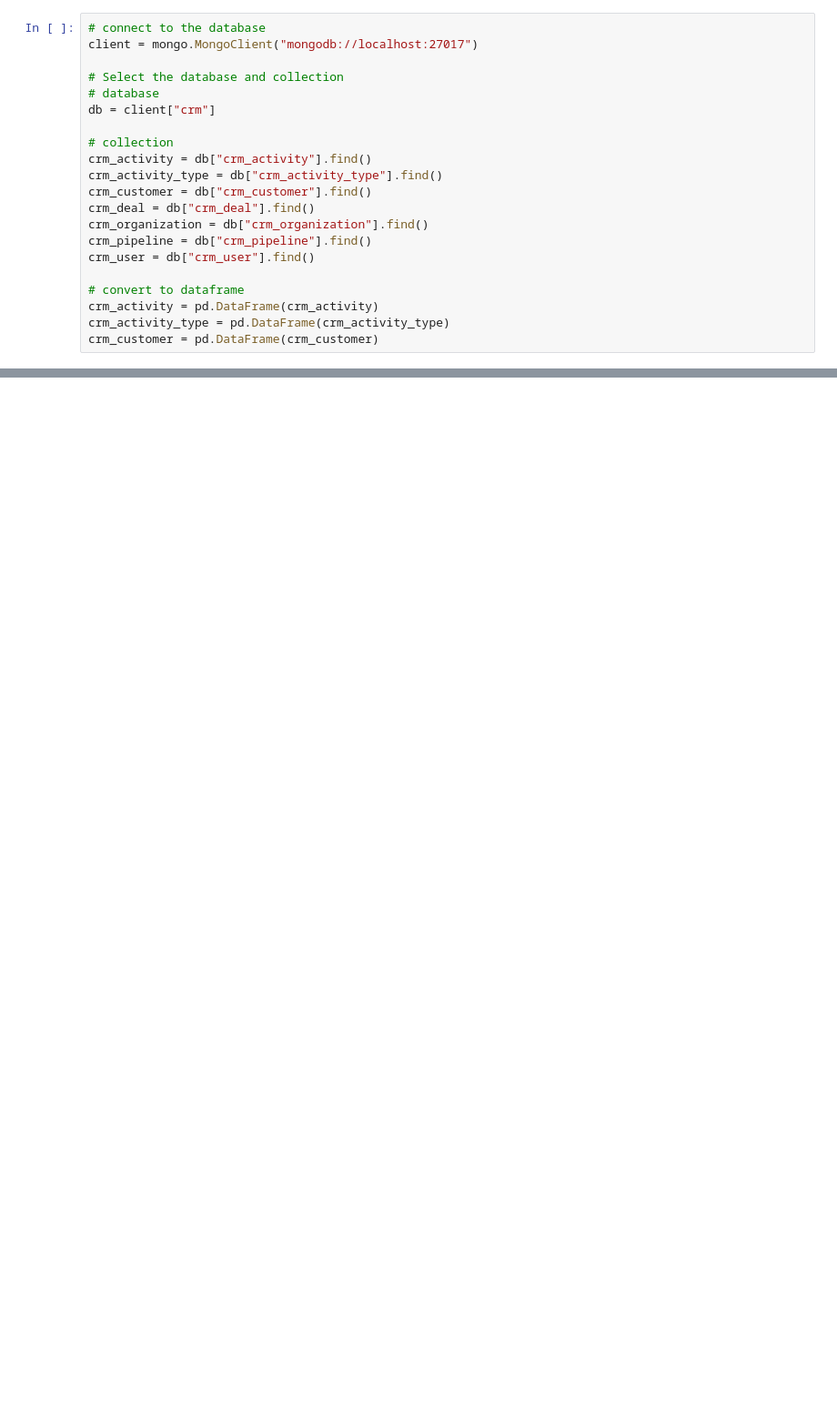
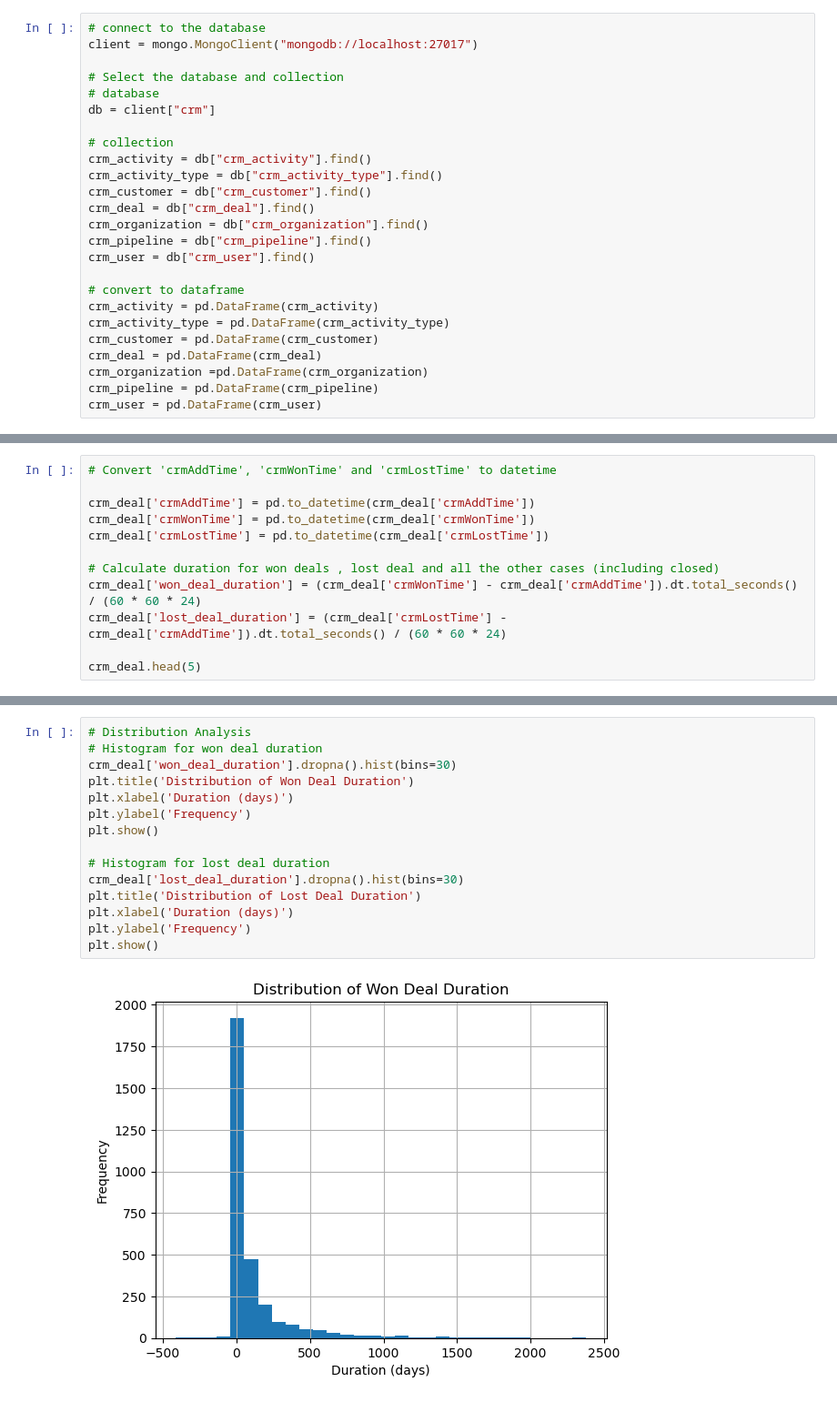
Before and after one commit to Ochwada/Data-Science-2023, a Jupyter notebook: Sales_Analysis/preprocessing_1.ipynb, the cells around one changed output, grey strips where cells are left out. Shown at 91% size. Drawn from its saved outputs; the diff is of its cells as text; blank space fills up the shorter version.

```diff
--- a/Sales_Analysis/preprocessing_1.ipynb
+++ b/Sales_Analysis/preprocessing_1.ipynb
@@ -36,3 +37,7 @@ crm_user = db["crm_user"].find()
 crm_activity = pd.DataFrame(crm_activity)
 crm_activity_type = pd.DataFrame(crm_activity_type)
 crm_customer = pd.DataFrame(crm_customer)
+crm_deal = pd.DataFrame(crm_deal)
+crm_organization =pd.DataFrame(crm_organization)
+crm_pipeline = pd.DataFrame(crm_pipeline)
+crm_user = pd.DataFrame(crm_user)
@@ -38,0 +149,12 @@ crm_customer = pd.DataFrame(crm_customer)
+# %%
+# Convert 'crmAddTime', 'crmWonTime' and 'crmLostTime' to datetime
+
+crm_deal['crmAddTime'] = pd.to_datetime(crm_deal['crmAddTime'])
+crm_deal['crmWonTime'] = pd.to_datetime(crm_deal['crmWonTime'])
+crm_deal['crmLostTime'] = pd.to_datetime(crm_deal['crmLostTime'])
+
+# Calculate duration for won deals , lost deal and all the other cases (including closed)
+crm_deal['won_deal_duration'] = (crm_deal['crmWonTime'] - crm_deal['crmAddTime']).dt.total_seconds() / (60 * 60 * 24)
+crm_deal['lost_deal_duration'] = (crm_deal['crmLostTime'] - crm_deal['crmAddTime']).dt.total_seconds() / (60 * 60 * 24)
+
+crm_deal.head(5)
@@ -38,0 +197,17 @@ crm_customer = pd.DataFrame(crm_customer)
+# %%
+# Distribution Analysis
+# Histogram for won deal duration
+crm_deal['won_deal_duration'].dropna().hist(bins=30)
+plt.title('Distribution of Won Deal Duration')
+plt.xlabel('Duration (days)')
+plt.ylabel('Frequency')
+plt.show()
+
+# Histogram for lost deal duration
+crm_deal['lost_deal_duration'].dropna().hist(bins=30)
+plt.title('Distribution of Lost Deal Duration')
+plt.xlabel('Duration (days)')
+plt.ylabel('Frequency')
+plt.show()
+# %% [output]
+[figure, added]
```
Also changed, not shown: parts of 19 cells of this notebook.
